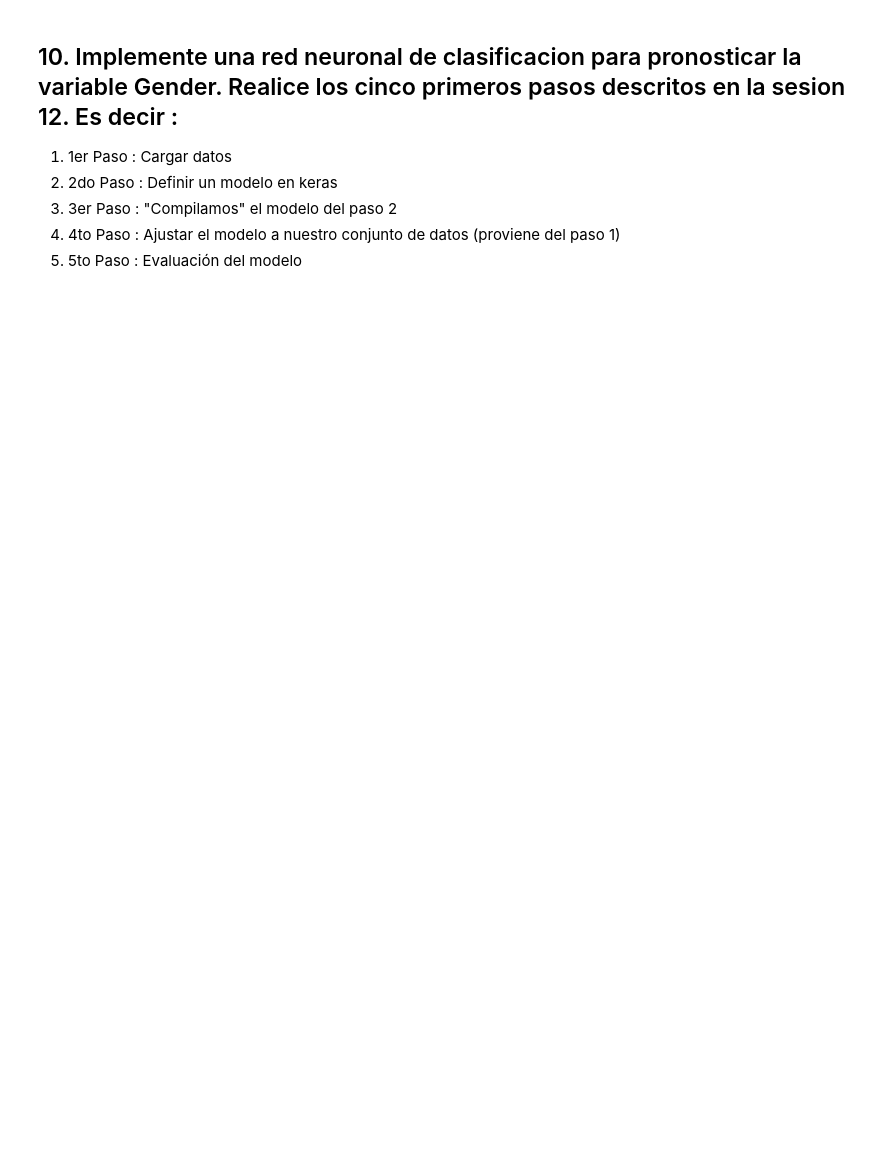
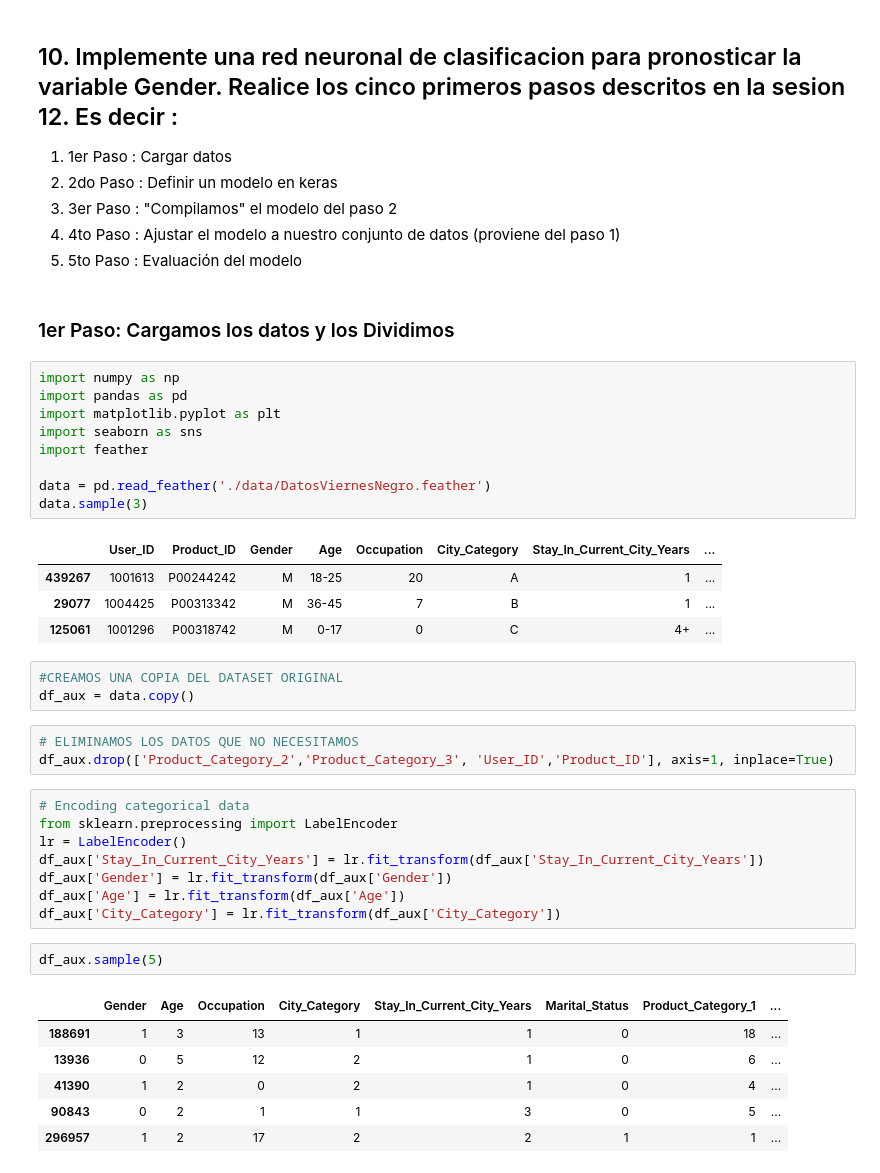
Before and after one commit to joelbarranteswins/Specialization_Final_Exam, a Jupyter notebook: Pregunta 2.ipynb, the cells around one changed output. Saved outputs shown, nothing was run; the diff lists cells and outputs as text; blank space fills up the shorter version.

```diff
--- a/Pregunta 2.ipynb
+++ b/Pregunta 2.ipynb
@@ -439,3 +735,42 @@ op_rf=rfc1.predict(test_df)
 3. 3er Paso : "Compilamos" el modelo del paso 2
 4. 4to Paso : Ajustar el modelo a nuestro conjunto de datos (proviene del paso 1)
 5. 5to Paso : Evaluación del modelo
+# %% [markdown]
+### 1er Paso: Cargamos los datos y los Dividimos
+# %%
+import numpy as np
+import pandas as pd
+import matplotlib.pyplot as plt
+import seaborn as sns
+import feather
+
+data = pd.read_feather('./data/DatosViernesNegro.feather')
+data.sample(3)
+# %% [output]
+|  | User_ID | Product_ID | Gender | Age | Occupation | City_Category | Stay_In_Current_City_Years | ... |
+| 439267 | 1001613 | P00244242 | M | 18-25 | 20 | A | 1 | ... |
+| 29077 | 1004425 | P00313342 | M | 36-45 | 7 | B | 1 | ... |
+| 125061 | 1001296 | P00318742 | M | 0-17 | 0 | C | 4+ | ... |
+# %%
+#CREAMOS UNA COPIA DEL DATASET ORIGINAL
+df_aux = data.copy()
+# %%
+# ELIMINAMOS LOS DATOS QUE NO NECESITAMOS
+df_aux.drop(['Product_Category_2','Product_Category_3', 'User_ID','Product_ID'], axis=1, inplace=True)
+# %%
+# Encoding categorical data
+from sklearn.preprocessing import LabelEncoder
+lr = LabelEncoder()
+df_aux['Stay_In_Current_City_Years'] = lr.fit_transform(df_aux['Stay_In_Current_City_Years'])
+df_aux['Gender'] = lr.fit_transform(df_aux['Gender'])
+df_aux['Age'] = lr.fit_transform(df_aux['Age'])
+df_aux['City_Category'] = lr.fit_transform(df_aux['City_Category'])
+# %%
+df_aux.sample(5)
+# %% [output]
+|  | Gender | Age | Occupation | City_Category | Stay_In_Current_City_Years | Marital_Status | Product_Category_1 | ... |
+| 188691 | 1 | 3 | 13 | 1 | 1 | 0 | 18 | ... |
+| 13936 | 0 | 5 | 12 | 2 | 1 | 0 | 6 | ... |
+| 41390 | 1 | 2 | 0 | 2 | 1 | 0 | 4 | ... |
+| 90843 | 0 | 2 | 1 | 1 | 3 | 0 | 5 | ... |
+| 296957 | 1 | 2 | 17 | 2 | 2 | 1 | 1 | ... |
```
Also changed, not shown: parts of 52 cells of this notebook, 9 other files.
